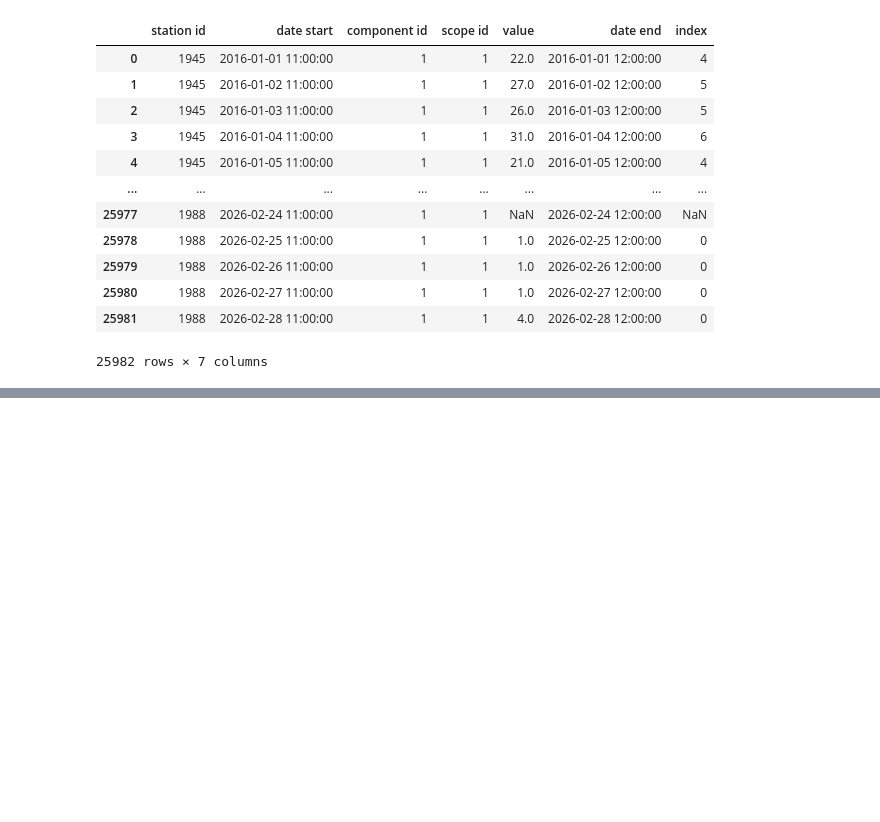
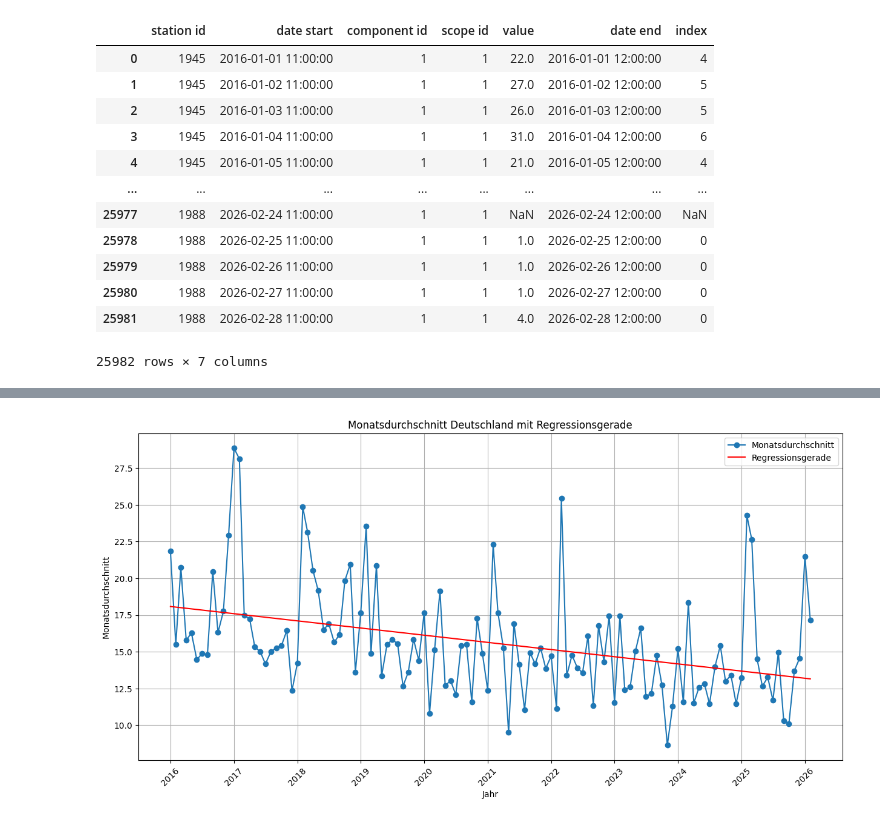
Before and after one commit to lennartklose96/DataScienceProject, a Jupyter notebook: Test für Air Quality/Air Quality.ipynb, the cells around one changed output, grey strips where cells are left out. Cells and saved outputs as stored; diff of their text form; code cells hidden in the pictures; blank space fills up the shorter version.

```diff
--- a/Test für Air Quality/Air Quality.ipynb
+++ b/Test für Air Quality/Air Quality.ipynb
@@ -714,0 +793,32 @@ df.to_csv("UBA_PM10.csv", index=False)
+# %%
+monthly_avg = pd.read_csv(r"C:\Users\Anwender\arxiv_tutorial\arxiv_tutorial\DS\Test für Air Quality\monthly_avg_deutschland_PM10.csv", parse_dates=["date start"])
+
+monthly_avg['days_since_start'] = (monthly_avg['date start'] - monthly_avg['date start'].min()).dt.days
+
+X = monthly_avg['days_since_start'].values.reshape(-1, 1)
+y = monthly_avg['value'].values
+# %%
+model = LinearRegression()
+model.fit(X, y)
+
+y_pred = model.predict(X)
+# %%
+plt.figure(figsize=(15,7))
+
+plt.plot(monthly_avg['date start'], monthly_avg['value'], label='Monatsdurchschnitt', marker='o')
+plt.plot(monthly_avg['date start'], y_pred, color='red', label='Regressionsgerade')
+
+
+ax = plt.gca()
+ax.xaxis.set_major_locator(mdates.YearLocator(1))
+ax.xaxis.set_major_formatter(mdates.DateFormatter("%Y"))
+
+plt.grid(True)
+plt.xticks(rotation=45)
+plt.xlabel("Jahr")
+plt.ylabel("Monatsdurchschnitt")
+plt.title("Monatsdurchschnitt Deutschland mit Regressionsgerade")
+plt.legend()
+plt.show()
+# %% [output]
+[figure, added]
```
Also changed, not shown: parts of 14 cells of this notebook, 7 other files.
